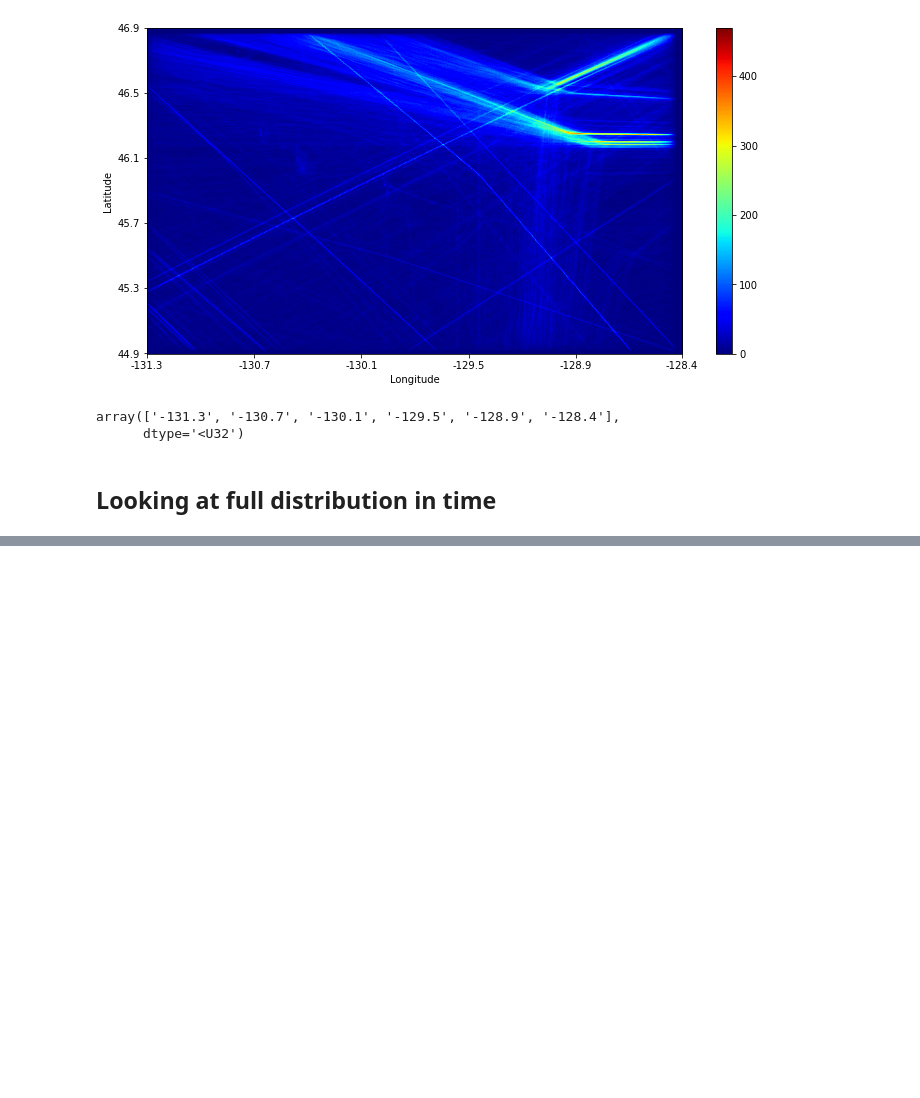
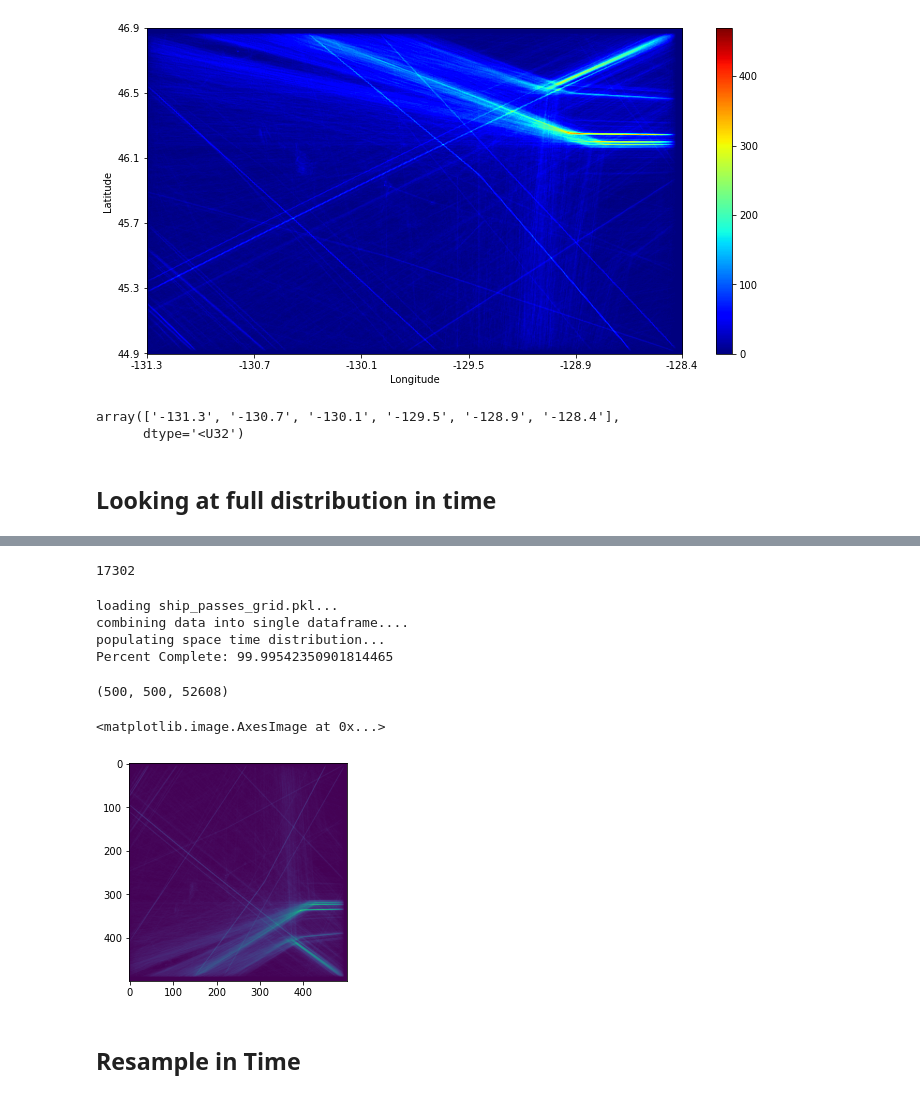
Before and after one commit to John-Ragland/AIS_data_analysis, a Jupyter notebook: Building AIS_tools.ipynb, the cells around one changed output, grey strips where cells are left out. Saved outputs shown, nothing was run; the diff lists cells and outputs as text; code cells hidden in the pictures; blank space fills up the shorter version.

Commit message:
experimenting with data representation

```diff
--- a/Building AIS_tools.ipynb
+++ b/Building AIS_tools.ipynb
@@ -135,0 +218,11 @@ px.scatter(x=ship_passes[idx].LON, y=ship_passes[idx].LAT)
+# %%
+len(ship_passes_grid)
+# %% [output]
+17302
+# %%
+st_dist = AIS_tools.create_spacetime_distribution()
+# %% [output]
+loading ship_passes_grid.pkl...
+combining data into single dataframe....
+populating space time distribution...
+Percent Complete: 99.99542350901814465
@@ -135,0 +232,13 @@ px.scatter(x=ship_passes[idx].LON, y=ship_passes[idx].LAT)
+# %%
+st_dist.shape
+# %% [output]
+(500, 500, 52608)
+# %%
+all_time = np.sum(st_dist, axis=2)
+# %%
+plt.imshow(all_time)
+# %% [output]
+<matplotlib.image.AxesImage at 0x...>
+[figure, added]
+# %% [markdown]
+## Resample in Time
```
Also changed, not shown: parts of 38 cells of this notebook, 3 other files.
